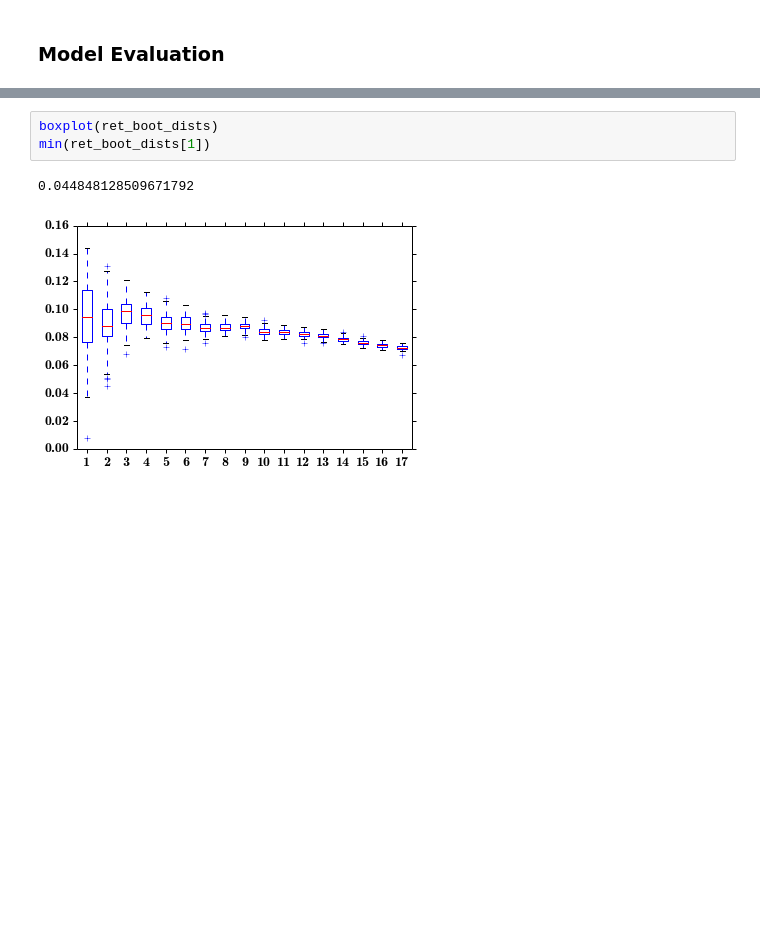
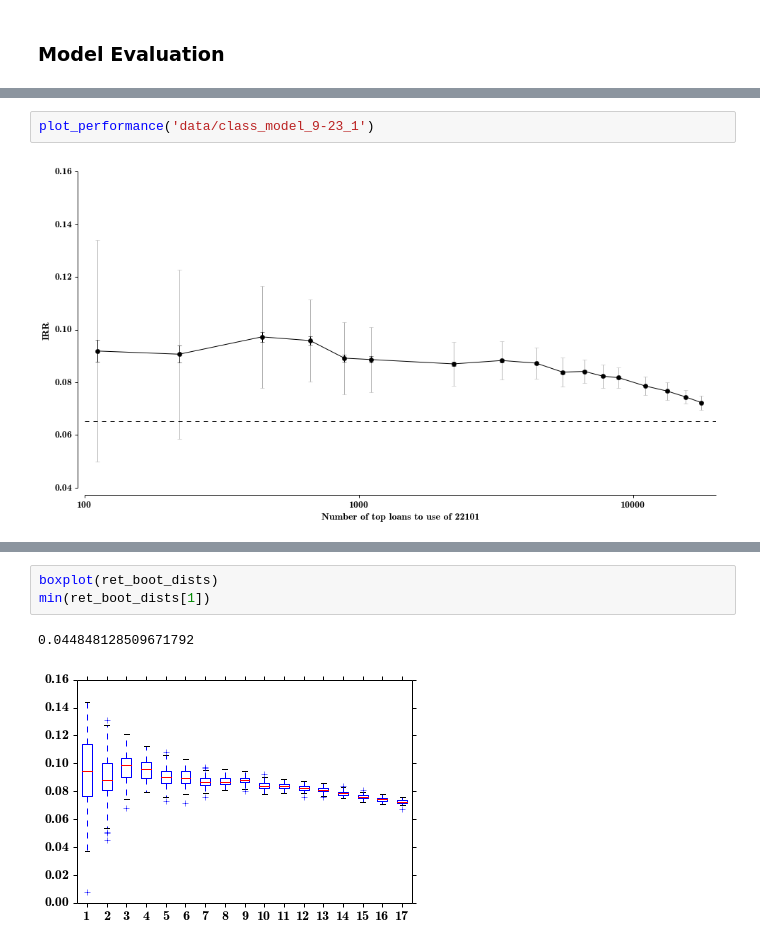
Before and after one commit to tianhuil/projects201409, a Jupyter notebook: isaac/analysis.ipynb, the cells around one changed output, grey strips where cells are left out. Cells and saved outputs as stored; diff of their text form; blank space fills up the shorter version.

```diff
--- a/isaac/analysis.ipynb
+++ b/isaac/analysis.ipynb
@@ -204,0 +228,4 @@ gca().set_xlim([100, 2e4]);
+# %%
+plot_performance('data/class_model_9-23_1')
+# %% [output]
+[figure, added]
```
Also changed, not shown: parts of 11 cells of this notebook, 2 other files.
